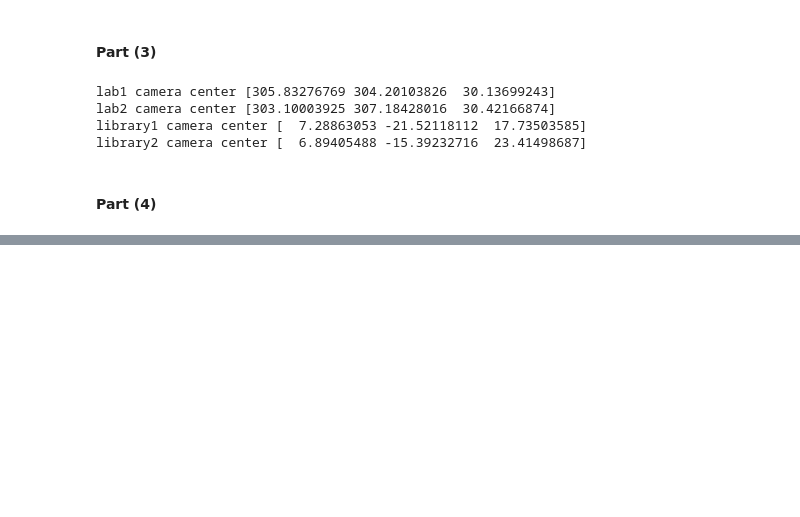
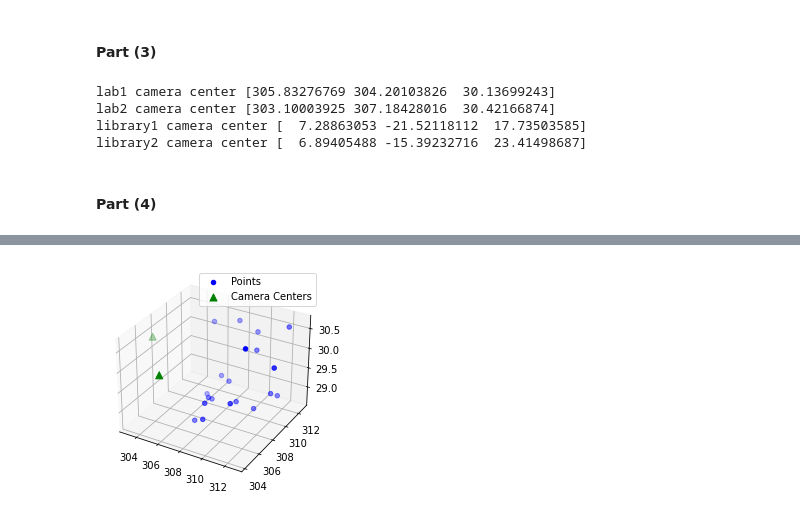
Before and after one commit to NickelLiang/ECE_Courses, a Jupyter notebook: ECE549/cv-sp21-mps/MP3/Q2/Q2_starter.ipynb, the cells around one changed output, grey strips where cells are left out. Drawn from its saved outputs; the diff is of its cells as text; code cells hidden in the pictures; blank space fills up the shorter version.

```diff
--- a/ECE549/cv-sp21-mps/MP3/Q2/Q2_starter.ipynb
+++ b/ECE549/cv-sp21-mps/MP3/Q2/Q2_starter.ipynb
@@ -462,0 +407,93 @@ ax.legend(loc='best')
+# %%
+# Write your code here for triangulation
+from mpl_toolkits.mplot3d import Axes3D
+def triangulation(pt1_2d, P1, pt2_2d, P2):
+    """
+    write your code to triangulate the points in 3D
+    """
+
+    assert(pt1_2d.shape == pt2_2d.shape)
+    assert(pt1_2d.shape[1] == 2)
+    assert(P1.shape == P2.shape)
+    assert(P1.shape == (3, 4))
+
+    num = pt1_2d.shape[0]
+
+    pt_3d = np.zeros((num, 3))
+
+    for i in range(num):
+        A = np.array([pt1_2d[i, 0] * P1[2, :] - P1[0, :],
+                      pt1_2d[i, 1] * P1[2, :] - P1[1, :],
+                      pt2_2d[i, 0] * P2[2, :] - P2[0, :],
+                      pt2_2d[i, 1] * P2[2, :] - P2[1, :]])
+        # print(A.shape)
+
+        U, S, V = np.linalg.svd(A)
+
+        X = V[-1, :].flatten()
+        X = X / X[-1]
+        pt_3d[i] = X[:-1]
+        # print(X.shape)
+    # print(pt_3d)
+
+    assert(pt_3d.shape[0] == pt2_2d.shape[0])
+
+    return pt_3d
+
+def evaluate_points_3d(real, proj):
+    """
+    write your code to evaluate the triangulated 3D points
+    """
+
+    assert(real.shape == proj.shape)
+
+
+    err = real - proj
+    err = np.sqrt(np.sum(np.square(err), axis=1))
+
+    # print(err.shape)
+    # print(err)
+
+    return err
+
+
+# triangulate the 3D point cloud for the lab data
+matches_lab = np.loadtxt('./lab_matches.txt')
+lab_pt1 = matches_lab[:,:2]
+lab_pt2 = matches_lab[:,2:]
+points_3d_gt = np.loadtxt('./lab_3d.txt')
+points_3d_lab = triangulation(lab_pt1, lab1_proj, lab_pt2, lab2_proj) # <YOUR CODE>
+res_3d_lab = evaluate_points_3d(points_3d_gt, points_3d_lab) # <YOUR CODE>
+print('Mean 3D reconstuction error for the lab data: ', round(np.mean(res_3d_lab), 5))
+_, res_2d_lab1 = evaluate_points(lab1_proj, lab_pt1, points_3d_lab)
+_, res_2d_lab2 = evaluate_points(lab2_proj, lab_pt2, points_3d_lab)
+print('2D reprojection error for the lab 1 data: ', np.mean(res_2d_lab1))
+print('2D reprojection error for the lab 2 data: ', np.mean(res_2d_lab2))
+# visualization of lab point cloud
+camera_centers = np.vstack((lab1_c, lab2_c))
+fig = plt.figure()
+ax = fig.add_subplot(111, projection='3d')
+ax.scatter(points_3d_lab[:, 0], points_3d_lab[:, 1], points_3d_lab[:, 2], c='b', label='Points')
+ax.scatter(camera_centers[:, 0], camera_centers[:, 1], camera_centers[:, 2], c='g', s=50, marker='^', label='Camera Centers')
+ax.legend(loc='best')
+
+# triangulate the 3D point cloud for the library data
+matches_lib = np.loadtxt('./library_matches.txt')
+lib_pt1 = matches_lib[:,:2]
+lib_pt2 = matches_lib[:,2:]
+points_3d_lib = triangulation(lib_pt1, lib1_proj, lib_pt2, lib2_proj) # <YOUR CODE>
+_, res_2d_lib1 = evaluate_points(lib1_proj, lib_pt1, points_3d_lib)
+_, res_2d_lib2 = evaluate_points(lib2_proj, lib_pt2, points_3d_lib)
+print('2D reprojection error for the library 1 data: ', np.mean(res_2d_lib1))
+print('2D reprojection error for the library 2 data: ', np.mean(res_2d_lib2))
+# visualization of library point cloud
+camera_centers_library = np.vstack((lib1_c, lib2_c))
+fig = plt.figure()
+ax = fig.add_subplot(111, projection='3d')
+ax.scatter(points_3d_lib[:, 0], points_3d_lib[:, 1], points_3d_lib[:, 2], c='b', label='Points')
+ax.scatter(camera_centers_library[:, 0], camera_centers_library[:, 1],
+           camera_centers_library[:, 2], c='g', s=90,
+           marker='^', label='Camera Centers')
+ax.view_init(azim=-45, elev=45)
+ax.legend(loc='best')
+# %% [output]
@@ -462,0 +506 @@ ax.legend(loc='best')
+[figure, added]
```
Also changed, not shown: parts of 2 cells of this notebook.
